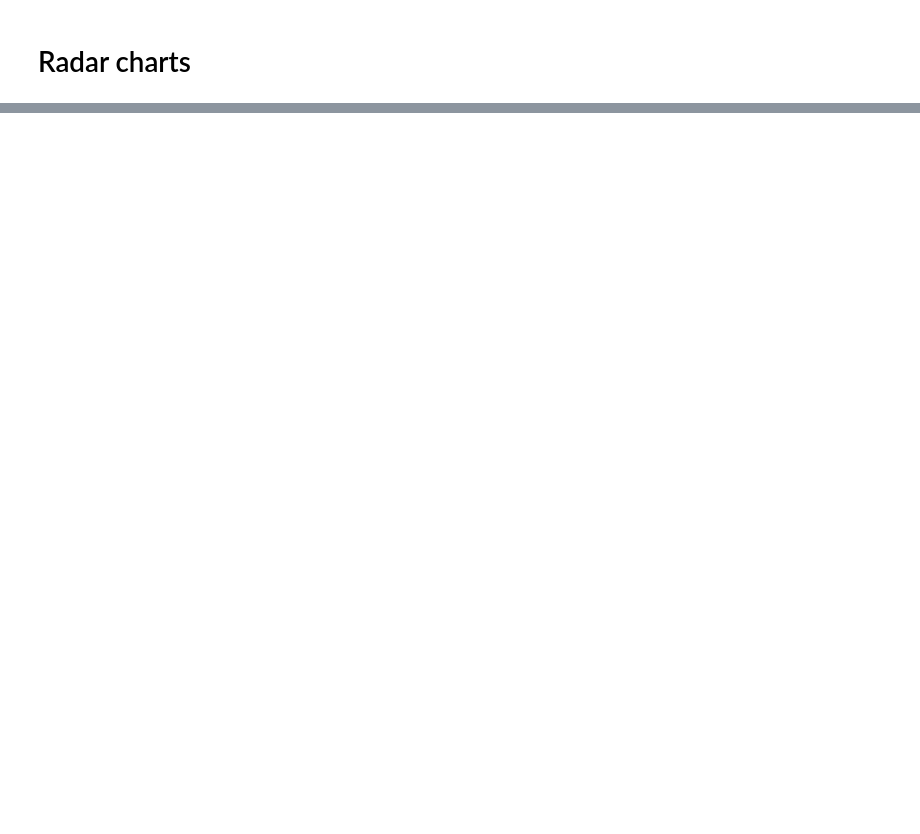
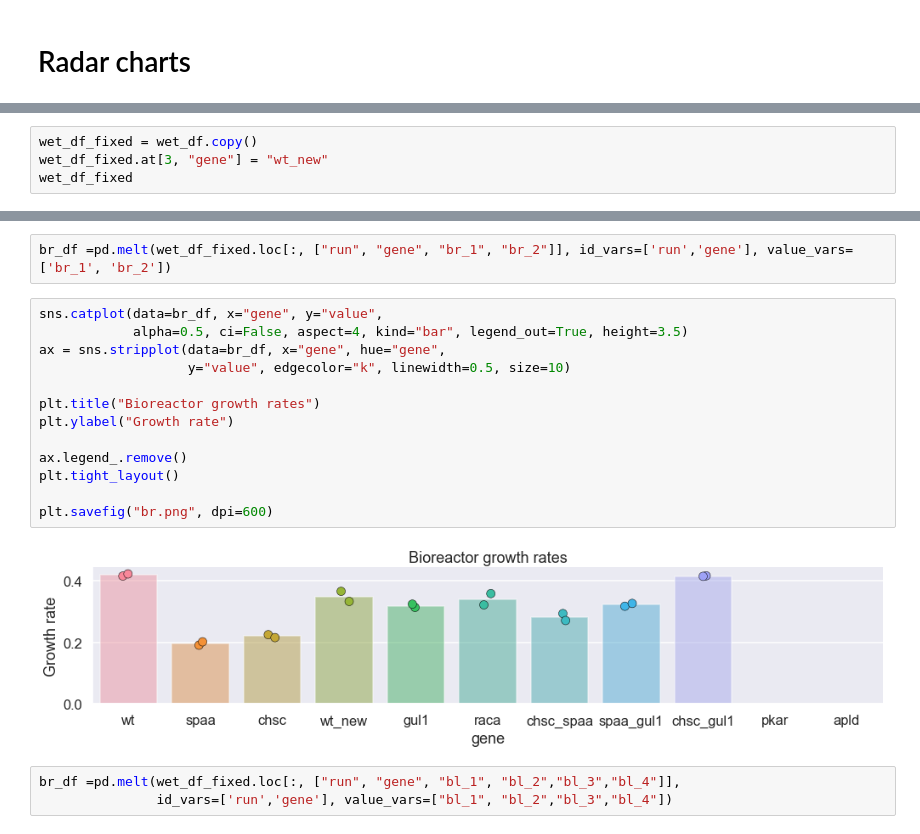
Before and after one commit to jcd12/imaging-biobuilders, a Jupyter notebook: plots (spider, bar, distribution, fermentation).ipynb, the cells around one changed output, grey strips where cells are left out. Saved outputs shown, nothing was run; the diff lists cells and outputs as text; blank space fills up the shorter version.

```diff
--- a/plots (spider, bar, distribution, fermentation).ipynb
+++ b/plots (spider, bar, distribution, fermentation).ipynb
@@ -509,0 +504,4 @@ plt.legend(loc='upper right', bbox_to_anchor=(0.1, 0.1))
+# %%
+wet_df_fixed = wet_df.copy()
+wet_df_fixed.at[3, "gene"] = "wt_new"
+wet_df_fixed
@@ -509,0 +521,20 @@ plt.legend(loc='upper right', bbox_to_anchor=(0.1, 0.1))
+# %%
+br_df =pd.melt(wet_df_fixed.loc[:, ["run", "gene", "br_1", "br_2"]], id_vars=['run','gene'], value_vars=['br_1', 'br_2'])
+# %%
+sns.catplot(data=br_df, x="gene", y="value",
+            alpha=0.5, ci=False, aspect=4, kind="bar", legend_out=True, height=3.5)
+ax = sns.stripplot(data=br_df, x="gene", hue="gene",
+                   y="value", edgecolor="k", linewidth=0.5, size=10)
+
+plt.title("Bioreactor growth rates")
+plt.ylabel("Growth rate")
+
+ax.legend_.remove()
+plt.tight_layout()
+
+plt.savefig("br.png", dpi=600)
+# %% [output]
+[figure, added]
+# %%
+br_df =pd.melt(wet_df_fixed.loc[:, ["run", "gene", "bl_1", "bl_2","bl_3","bl_4"]],
+               id_vars=['run','gene'], value_vars=["bl_1", "bl_2","bl_3","bl_4"])
```
Also changed, not shown: parts of 18 cells of this notebook, 7 other files.
